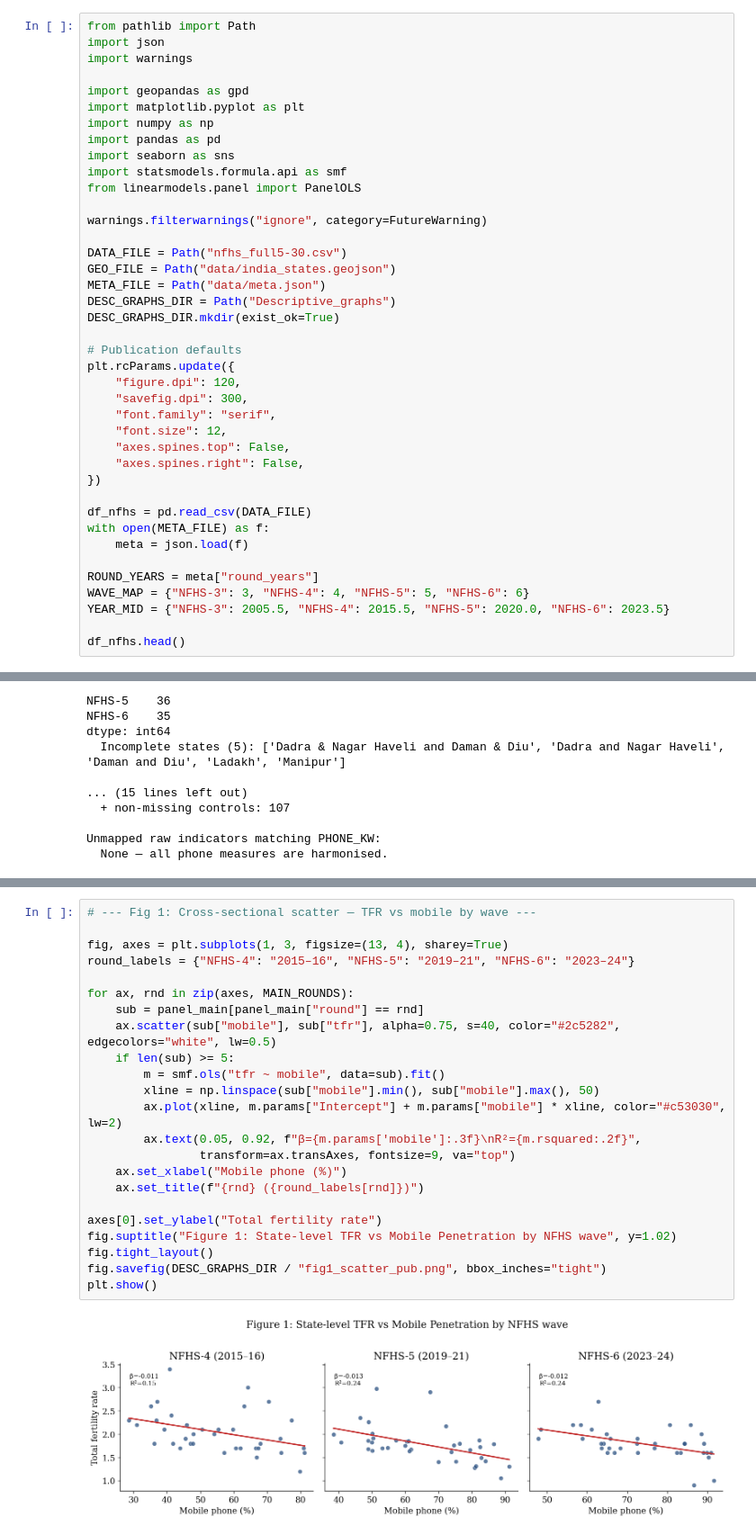
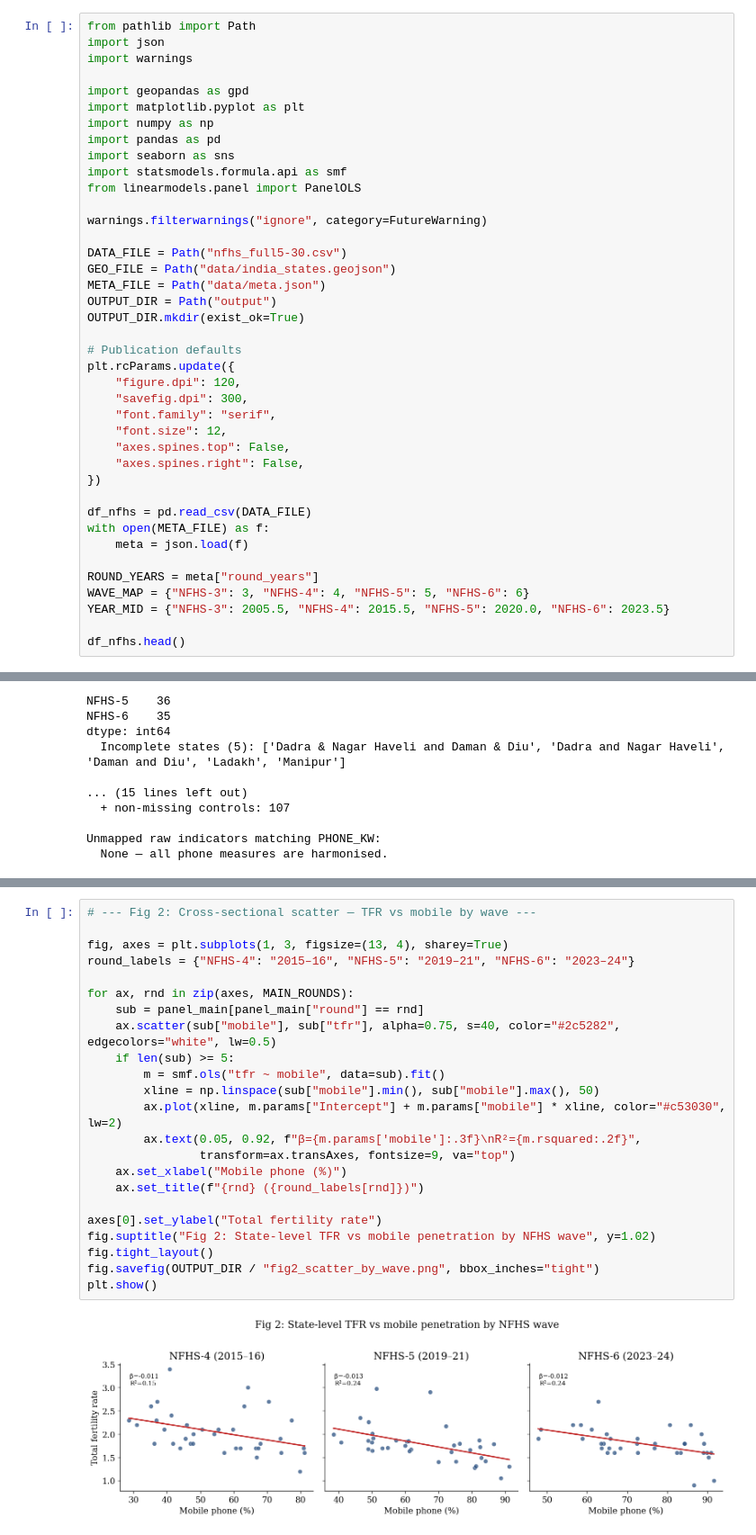
Before and after one commit to Eknoor-S-Sandhu/NFHS_Smartphones_Fertility, a Jupyter notebook: NFHS_3-6.ipynb, the cells around one changed output, grey strips where cells are left out. Shown at 90% size. Cells and saved outputs as stored; diff of their text form.

```diff
--- a/NFHS_3-6.ipynb
+++ b/NFHS_3-6.ipynb
@@ -16,8 +16,8 @@ warnings.filterwarnings("ignore", category=FutureWarning)
 DATA_FILE = Path("nfhs_full5-30.csv")
 GEO_FILE = Path("data/india_states.geojson")
 META_FILE = Path("data/meta.json")
-DESC_GRAPHS_DIR = Path("Descriptive_graphs")
-DESC_GRAPHS_DIR.mkdir(exist_ok=True)
+OUTPUT_DIR = Path("output")
+OUTPUT_DIR.mkdir(exist_ok=True)
 
 # Publication defaults
 plt.rcParams.update({
@@ -259,25 +306,25 @@ Unmapped raw indicators matching PHONE_KW:
 # %%
-# --- Fig 1: Cross-sectional scatter — TFR vs mobile by wave ---
+# --- Fig 2: Cross-sectional scatter — TFR vs mobile by wave ---
 
 fig, axes = plt.subplots(1, 3, figsize=(13, 4), sharey=True)
 round_labels = {"NFHS-4": "2015–16", "NFHS-5": "2019–21", "NFHS-6": "2023–24"}
 
 for ax, rnd in zip(axes, MAIN_ROUNDS):
     sub = panel_main[panel_main["round"] == rnd]
     ax.scatter(sub["mobile"], sub["tfr"], alpha=0.75, s=40, color="#2c5282", edgecolors="white", lw=0.5)
     if len(sub) >= 5:
         m = smf.ols("tfr ~ mobile", data=sub).fit()
         xline = np.linspace(sub["mobile"].min(), sub["mobile"].max(), 50)
         ax.plot(xline, m.params["Intercept"] + m.params["mobile"] * xline, color="#c53030", lw=2)
         ax.text(0.05, 0.92, f"β={m.params['mobile']:.3f}\nR²={m.rsquared:.2f}",
                 transform=ax.transAxes, fontsize=9, va="top")
     ax.set_xlabel("Mobile phone (%)")
     ax.set_title(f"{rnd} ({round_labels[rnd]})")
 
 axes[0].set_ylabel("Total fertility rate")
-fig.suptitle("Figure 1: State-level TFR vs Mobile Penetration by NFHS wave", y=1.02)
+fig.suptitle("Fig 2: State-level TFR vs mobile penetration by NFHS wave", y=1.02)
 fig.tight_layout()
-fig.savefig(DESC_GRAPHS_DIR / "fig1_scatter_pub.png", bbox_inches="tight")
+fig.savefig(OUTPUT_DIR / "fig2_scatter_by_wave.png", bbox_inches="tight")
 plt.show()
 # %% [output]
-[figure, old version]
+[figure, new version]
```
Also changed, not shown: parts of 19 cells of this notebook, 12 other files.
